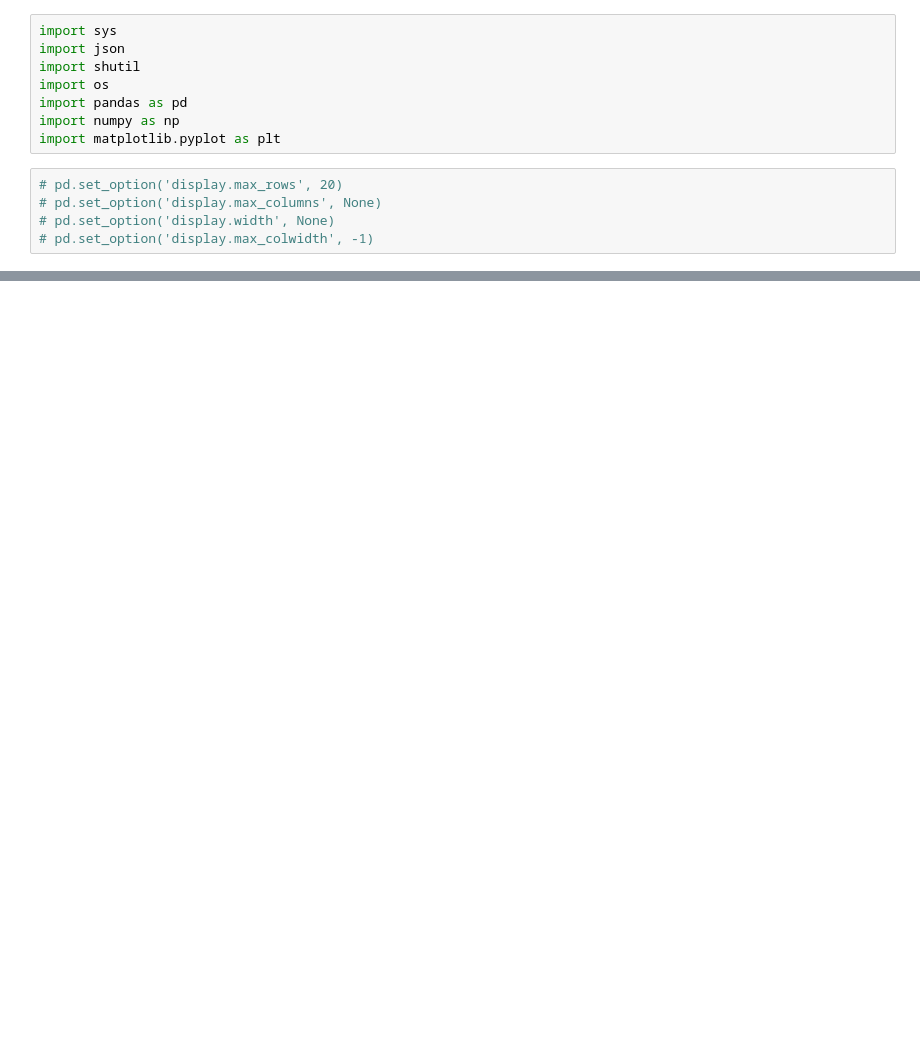
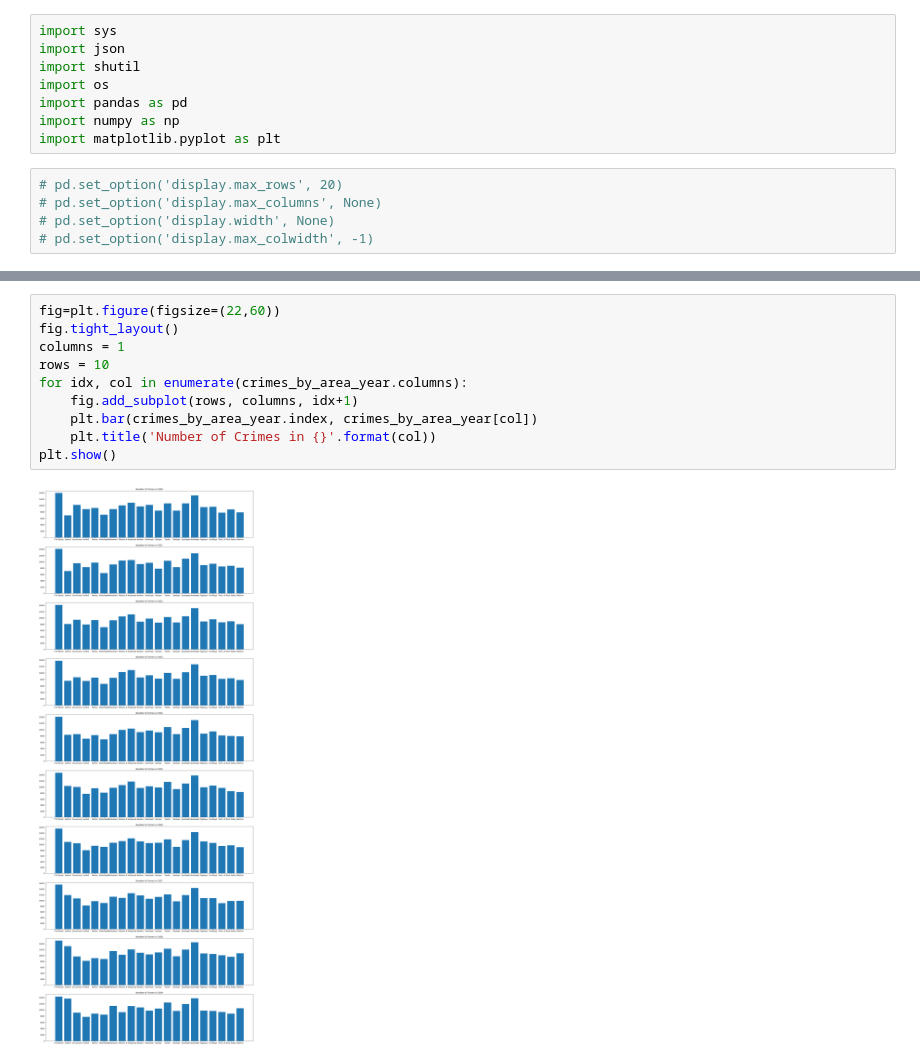
Before and after one commit to luismdiaz01/DSC180B, a Jupyter notebook: notebooks/EDA-Crimes.ipynb, the cells around one changed output, grey strips where cells are left out. Drawn from its saved outputs; the diff is of its cells as text; blank space fills up the shorter version.

```diff
--- a/notebooks/EDA-Crimes.ipynb
+++ b/notebooks/EDA-Crimes.ipynb
@@ -30,3 +86,15 @@ crimes.groupby('AREA NAME').size().plot(kind='bar', ax=ax)
+# %%
+fig=plt.figure(figsize=(22,60))
+fig.tight_layout()
+columns = 1
+rows = 10
+for idx, col in enumerate(crimes_by_area_year.columns):
+    fig.add_subplot(rows, columns, idx+1)
+    plt.bar(crimes_by_area_year.index, crimes_by_area_year[col])
+    plt.title('Number of Crimes in {}'.format(col))
+plt.show()
+# %% [output]
+[figure, added]
 # %%
 fig = plt.figure(figsize=(10, 8))
 ax = fig.add_subplot(1,1,1)
```
Also changed, not shown: parts of 20 cells of this notebook, 5 other files.
